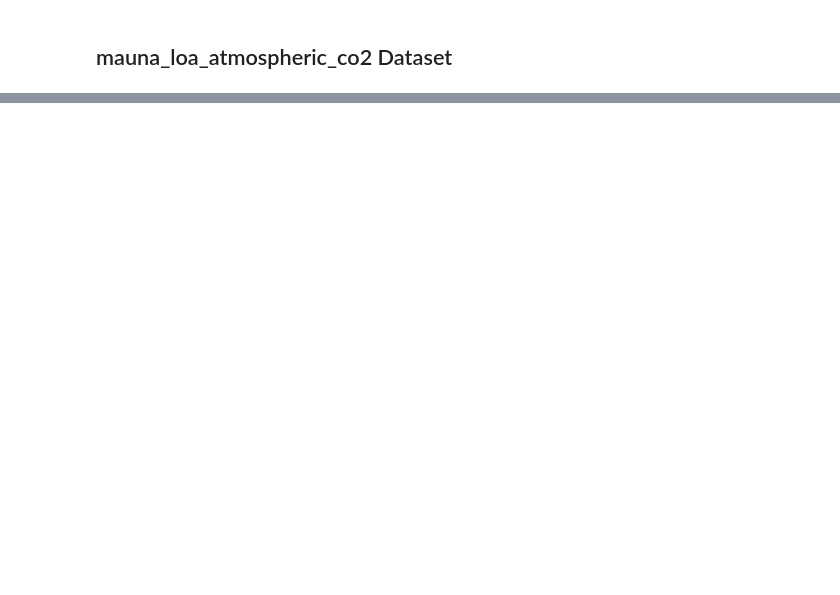
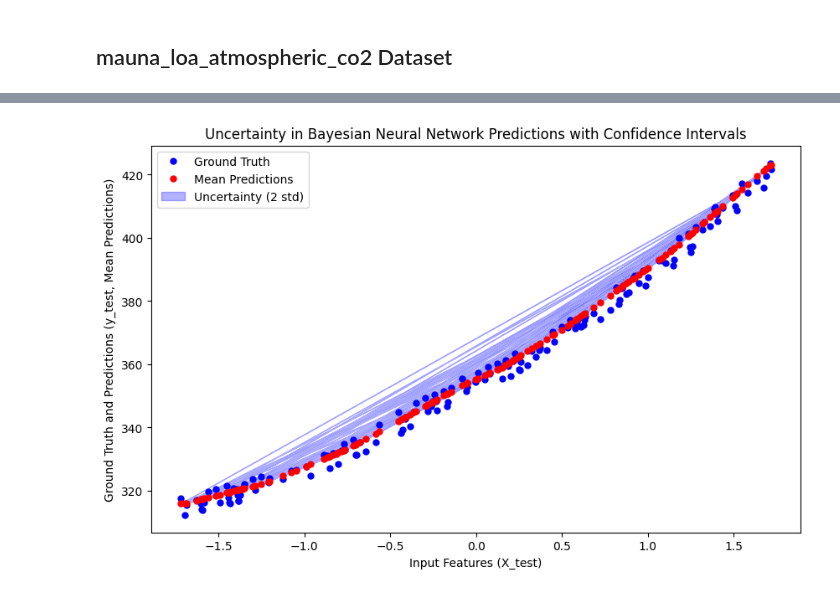
Before and after one commit to BIGmama-technology/Hiring-AI-engineer, a Jupyter notebook: scripts/BNN_improved_visualisation.ipynb, the cells around one changed output, grey strips where cells are left out. Drawn from its saved outputs; the diff is of its cells as text; code cells hidden in the pictures; blank space fills up the shorter version.

```diff
--- a/scripts/BNN_improved_visualisation.ipynb
+++ b/scripts/BNN_improved_visualisation.ipynb
@@ -126,0 +96,88 @@ torch.save(model_mauna, "../models/mauna_loa_model_improved.pth")
+# %%
+def bnn_uncertainty_decomposition(model, X_test, num_samples=100):
+    """
+    Visualize the decomposition of uncertainty in a Bayesian neural network model.
+
+    Parameters:
+    - model (BayesianModel): Bayesian neural network model.
+    - X_test (Tensor): Input features for testing.
+
+    Returns:
+    - mean_predictions (array-like): Mean predictions.
+    - epestimic_uncertainty (array-like): Epistemic uncertainty.
+    - aleatoric_uncertainty (array-like): Aleatoric uncertainty.
+    """
+    # Set the model to evaluation mode
+    model.eval()
+
+    # Draw samples from the posterior and make predictions
+    predictions = np.zeros((num_samples, X_test.shape[0]))
+    for i in tqdm(range(num_samples)):
+        with torch.no_grad():
+            predictions[i] = model(X_test).flatten().numpy()
+
+    # Compute mean and standard deviation of predictions
+    mean_predictions = predictions.mean(axis=0)
+    std_predictions = predictions.std(axis=0)
+
+    # Compute epistemic uncertainty
+    epestimic_uncertainty = std_predictions ** 2
+
+    # Compute aleatoric uncertainty
+    aleatoric_uncertainty = np.zeros(X_test.shape[0])
+    for i in range(X_test.shape[0]):
+        aleatoric_uncertainty[i] = np.mean(
+            (predictions[:, i] - mean_predictions[i]) ** 2
+        )
+
+    return mean_predictions, epestimic_uncertainty, aleatoric_uncertainty
+
+mean_predictions, epestimic_uncertainty, aleatoric_uncertainty = bnn_uncertainty_decomposition(
+    model_mauna, X1_test_tensor, 10
+)
+
+# plot uncertanty confidence interval and observations nd f function
+
+def plot_bnn_uncertainty_confidence_interval(
+    X_test, y_test, mean_predictions, epestimic_uncertainty
+):
+    """
+    Plot the uncertainty of a Bayesian neural network model with confidence intervals.
+
+    Parameters:
+    - X_test (array-like): Input features for testing.
+    - y_test (array-like): Ground truth values.
+    - mean_predictions (array-like): Mean predictions.
+    - std_predictions (array-like): Standard deviation of predictions.
+    - num_samples (int): Number of samples to draw from the posterior.
+
+    Returns:
+    None
+    """
+
+    y_test = y_test.flatten()
+    # Plot the ground truth and mean predictions
+    plt.figure(figsize=(10, 6))
+    plt.plot(X_test, y_test, "b.", markersize=10, label="Ground Truth")
+    plt.plot(X_test, mean_predictions, "r.", markersize=10, label="Mean Predictions")
+    plt.fill_between(
+        X_test.flatten(),
+        mean_predictions - epestimic_uncertainty,
+        mean_predictions + epestimic_uncertainty,
+        color="b",
+        alpha=0.3,
+        label="Uncertainty (2 std)",
+    )
+    plt.xlabel("Input Features (X_test)")
+    plt.ylabel("Ground Truth and Predictions (y_test, Mean Predictions)")
+    plt.title("Uncertainty in Bayesian Neural Network Predictions with Confidence Intervals")
+    plt.legend()
+    plt.show()
+
+# Plot uncertainty with confidence intervals
+plot_bnn_uncertainty_confidence_interval(X1_test_tensor, y1_test, mean_predictions, epestimic_uncertainty)
+
+# export the plot
+plt.savefig("../models/mauna_loa_atmospheric_co2_uncertainty.png")
+# %% [output]
+[figure, added]
```
Also changed, not shown: parts of 19 cells of this notebook, 8 other files.
